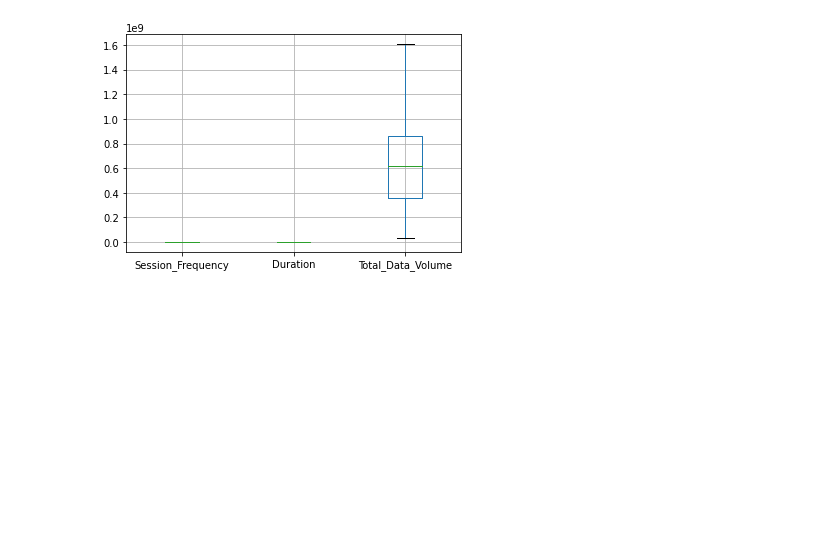
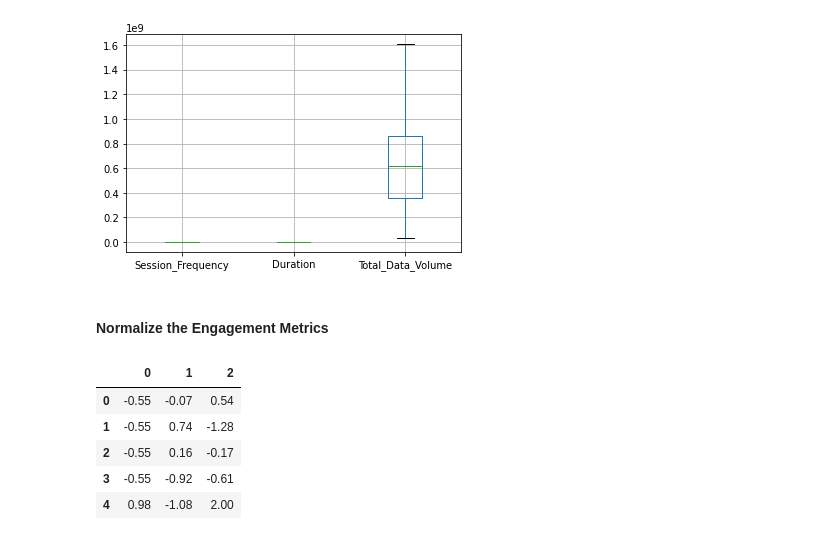
Before and after one commit to bkget/Telecom-Data-Analysis, a Jupyter notebook: notebooks/3.user_engagement_analysis.ipynb, the cells around one changed output. Saved outputs shown, nothing was run; the diff lists cells and outputs as text; code cells hidden in the pictures; blank space fills up the shorter version.

Commit message:
Normalize engagement metrics

```diff
--- a/notebooks/3.user_engagement_analysis.ipynb
+++ b/notebooks/3.user_engagement_analysis.ipynb
@@ -101,3 +101,16 @@ user_engagement.boxplot()
 # %% [output]
 <AxesSubplot:>
 [figure]
+# %% [markdown]
+#### Normalize the Engagement Metrics
+# %%
+scaler = StandardScaler()
+scaled_array = scaler.fit_transform(user_engagement)
+pd.DataFrame(scaled_array).head(5)
+# %% [output]
+|  | 0 | 1 | 2 |
+| 0 | -0.55 | -0.07 | 0.54 |
+| 1 | -0.55 | 0.74 | -1.28 |
+| 2 | -0.55 | 0.16 | -0.17 |
+| 3 | -0.55 | -0.92 | -0.61 |
+| 4 | 0.98 | -1.08 | 2.00 |
```
Also changed, not shown: parts of 1 cell of this notebook.
